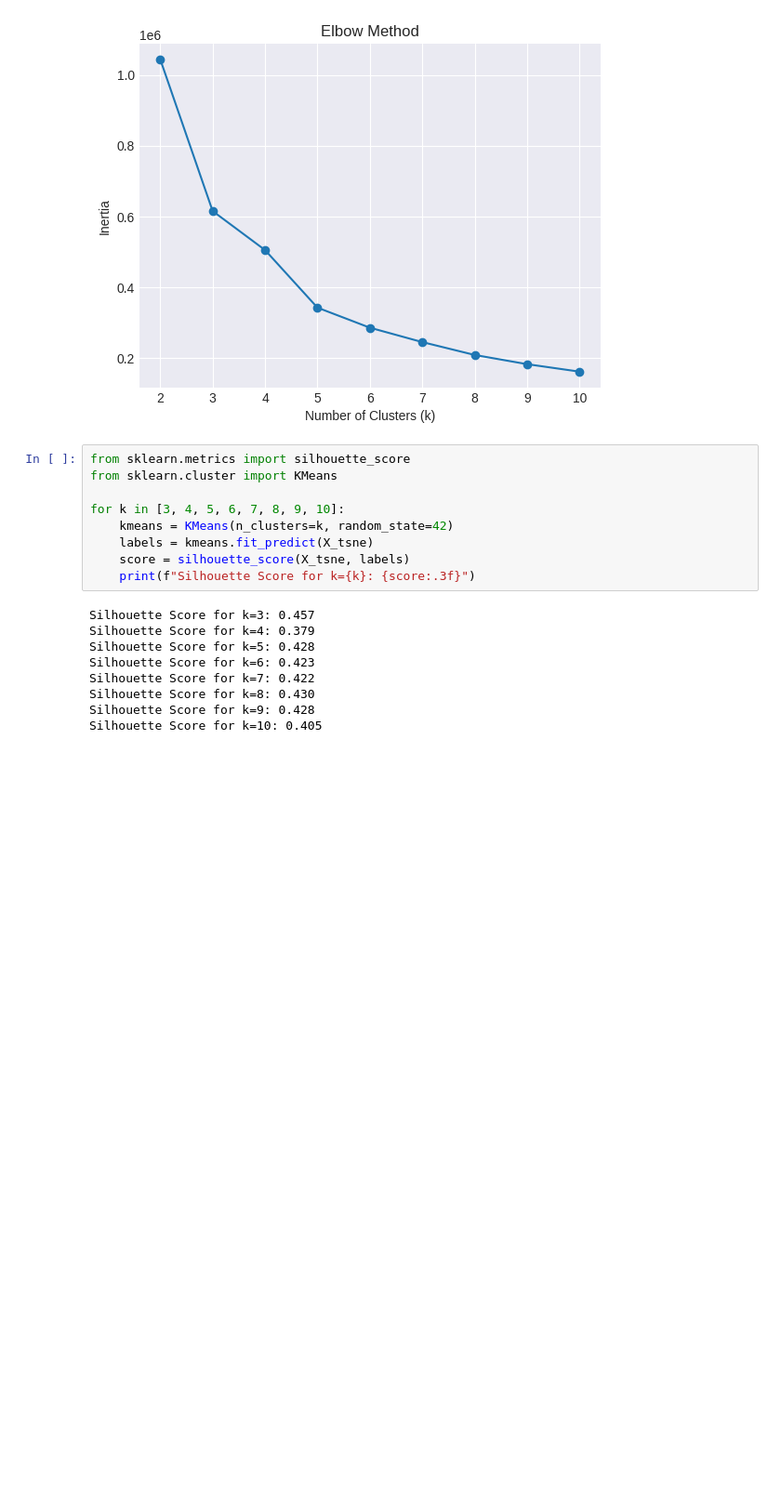
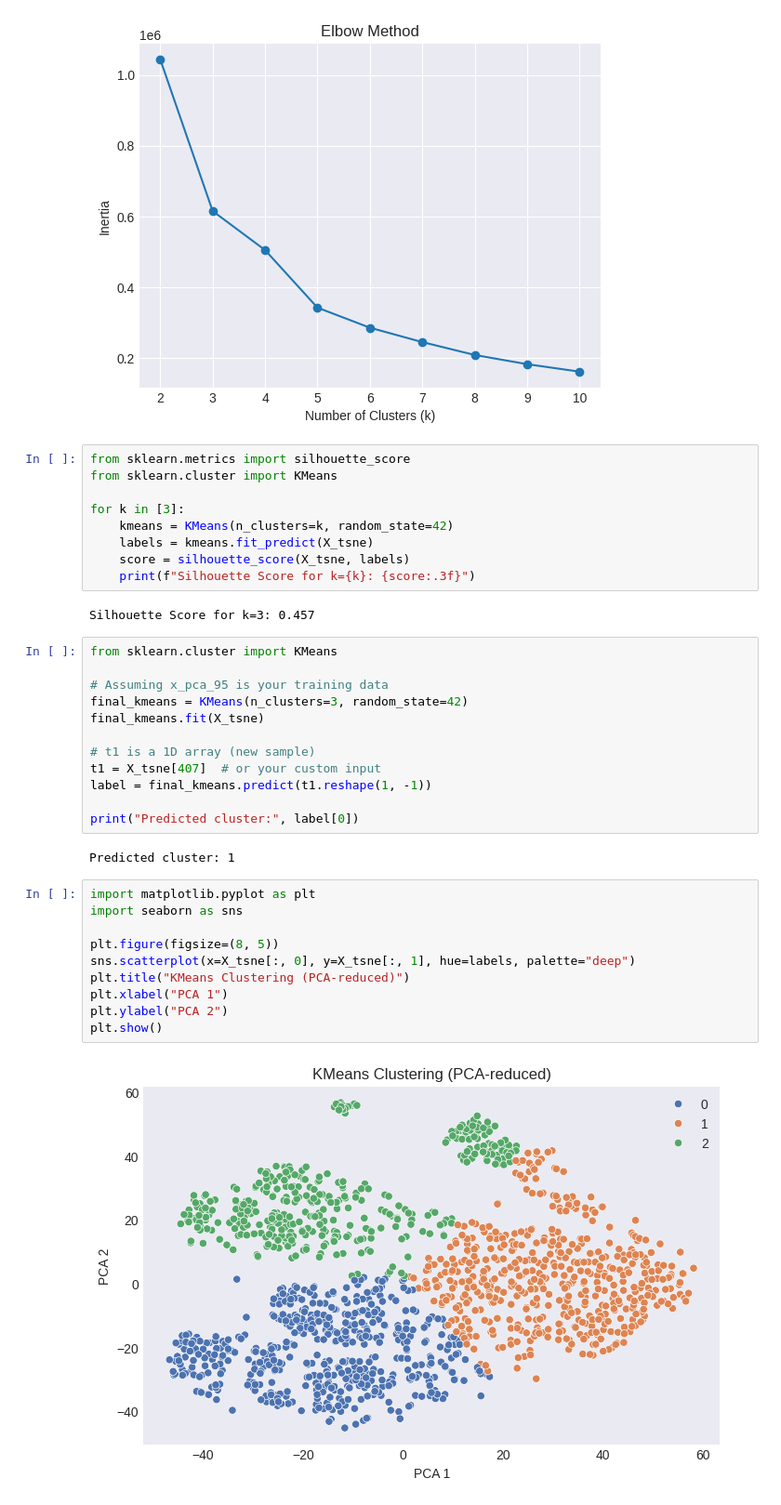
Before and after one commit to rizz045/Know-Your-Customer-Customer-Profiling-and-Segmentation, a Jupyter notebook: Customer Personality Analysis.ipynb, the cells around one changed output. Shown at 93% size. Cells and saved outputs as stored; diff of their text form; blank space fills up the shorter version.

```diff
--- a/Customer Personality Analysis.ipynb
+++ b/Customer Personality Analysis.ipynb
@@ -919,17 +919,36 @@ plt.show()
 from sklearn.metrics import silhouette_score
 from sklearn.cluster import KMeans
 
-for k in [3, 4, 5, 6, 7, 8, 9, 10]:
+for k in [3]:
     kmeans = KMeans(n_clusters=k, random_state=42)
     labels = kmeans.fit_predict(X_tsne)
     score = silhouette_score(X_tsne, labels)
     print(f"Silhouette Score for k={k}: {score:.3f}")
 # %% [output]
 Silhouette Score for k=3: 0.457
-Silhouette Score for k=4: 0.379
-Silhouette Score for k=5: 0.428
-Silhouette Score for k=6: 0.423
-Silhouette Score for k=7: 0.422
-Silhouette Score for k=8: 0.430
-Silhouette Score for k=9: 0.428
-Silhouette Score for k=10: 0.405
+# %%
+from sklearn.cluster import KMeans
+
+# Assuming x_pca_95 is your training data
+final_kmeans = KMeans(n_clusters=3, random_state=42)
+final_kmeans.fit(X_tsne)
+
+# t1 is a 1D array (new sample)
+t1 = X_tsne[407]  # or your custom input
+label = final_kmeans.predict(t1.reshape(1, -1))
+
+print("Predicted cluster:", label[0])
+# %% [output]
+Predicted cluster: 1
+# %%
+import matplotlib.pyplot as plt
+import seaborn as sns
+
+plt.figure(figsize=(8, 5))
+sns.scatterplot(x=X_tsne[:, 0], y=X_tsne[:, 1], hue=labels, palette="deep")
+plt.title("KMeans Clustering (PCA-reduced)")
+plt.xlabel("PCA 1")
+plt.ylabel("PCA 2")
+plt.show()
+# %% [output]
+[figure, added]
```
